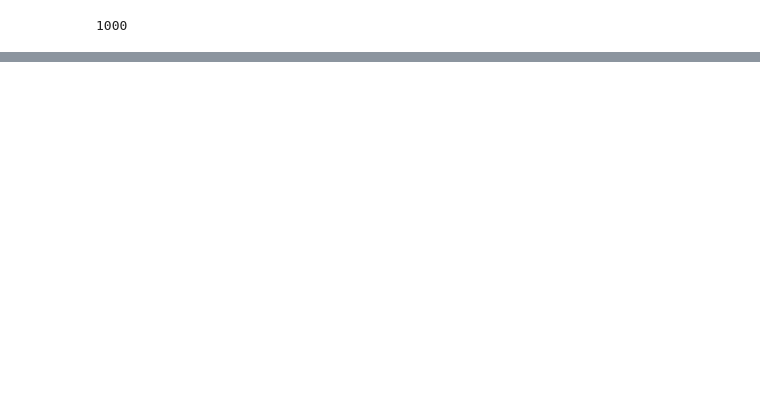
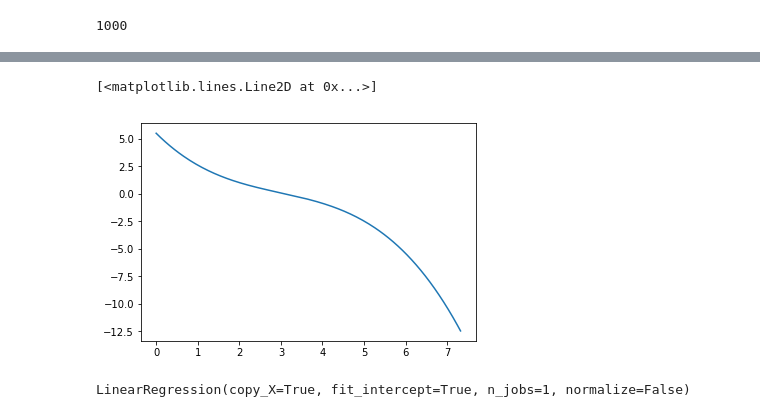
Before and after one commit to kookoowaa/Algorithms, a Jupyter notebook: Study/Untitled.ipynb, the cells around one changed output, grey strips where cells are left out. Saved outputs shown, nothing was run; the diff lists cells and outputs as text; code cells hidden in the pictures; blank space fills up the shorter version.

```diff
--- a/Study/Untitled.ipynb
+++ b/Study/Untitled.ipynb
@@ -52,0 +123,20 @@ plt.vlines(x=4, ymin=-2, ymax=2, colors = 'red')
+# %%
+testSet = []
+for i in tx2:
+    tmp = [i, pow(i,2), pow(i,3)]
+    testSet.append(tmp)
+# %%
+predSet = []
+for i in x[x<4]:
+    tmp = [i, pow(i,2), pow(i,3)]
+    predSet.append(tmp)
+# %%
+plot(x, model1.predict(predSet))
+# %% [output]
+[<matplotlib.lines.Line2D at 0x...>]
+[figure, added]
+# %%
+model2 = linear_model.LinearRegression()
+model2.fit(testSet, ty2)
+# %% [output]
+LinearRegression(copy_X=True, fit_intercept=True, n_jobs=1, normalize=False)
```
Also changed, not shown: parts of 16 cells of this notebook.
